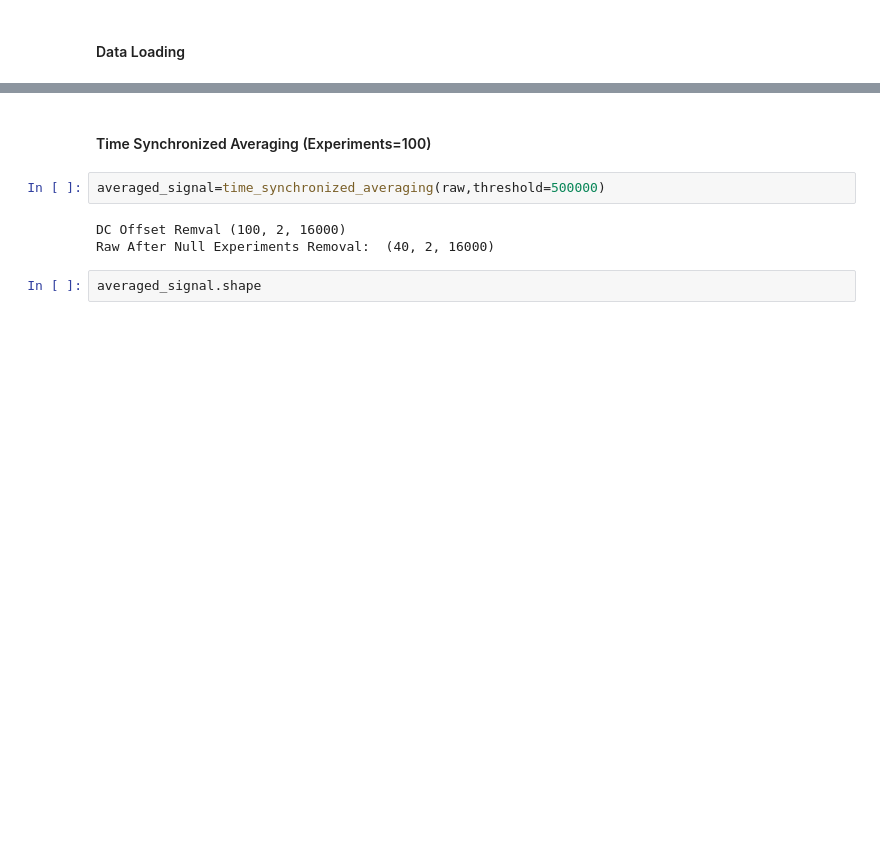
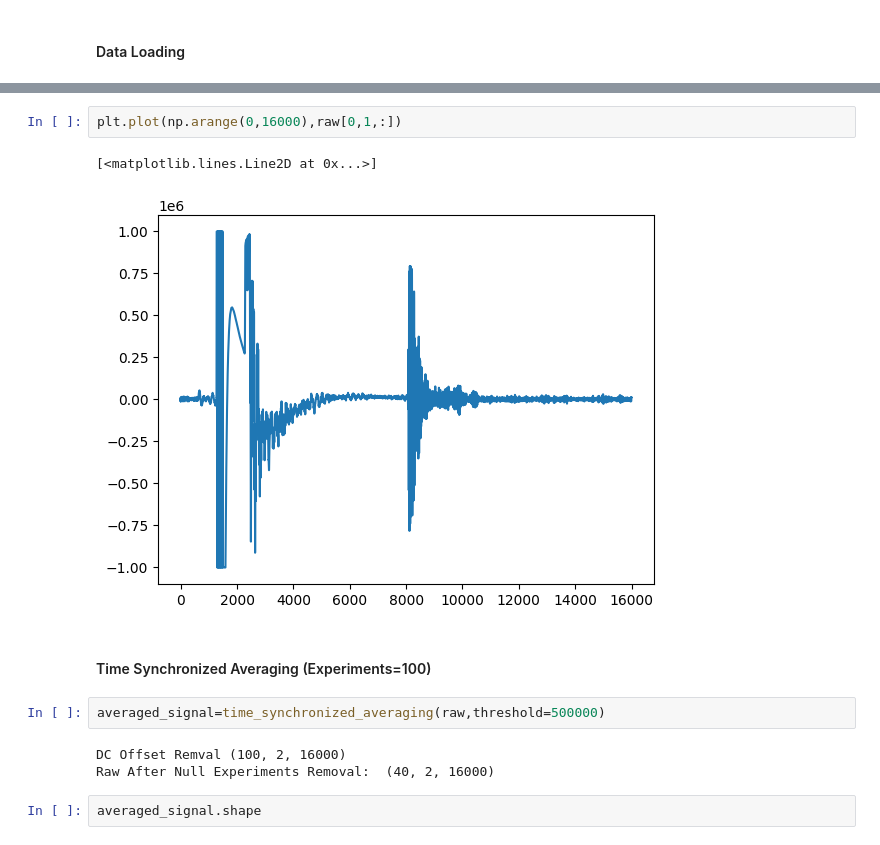
Before and after one commit to madhviasthana/Bio-Medical-Signal-Processing, a Jupyter notebook: codebase/main.ipynb, the cells around one changed output, grey strips where cells are left out. Drawn from its saved outputs; the diff is of its cells as text; blank space fills up the shorter version.

```diff
--- a/codebase/main.ipynb
+++ b/codebase/main.ipynb
@@ -21,6 +35,11 @@ raw,Concentration,actual_waveform,periods=LoadDataSignals(unique_file_list[0],ti
 raw.shape
 # %% [output]
 (100, 2, 16000)
+# %%
+plt.plot(np.arange(0,16000),raw[0,1,:])
+# %% [output]
+[<matplotlib.lines.Line2D at 0x...>]
+[figure, added]
 # %% [markdown]
 #### Time Synchronized Averaging (Experiments=100)
 # %%
```
Also changed, not shown: parts of 23 cells of this notebook, 7 other files.
